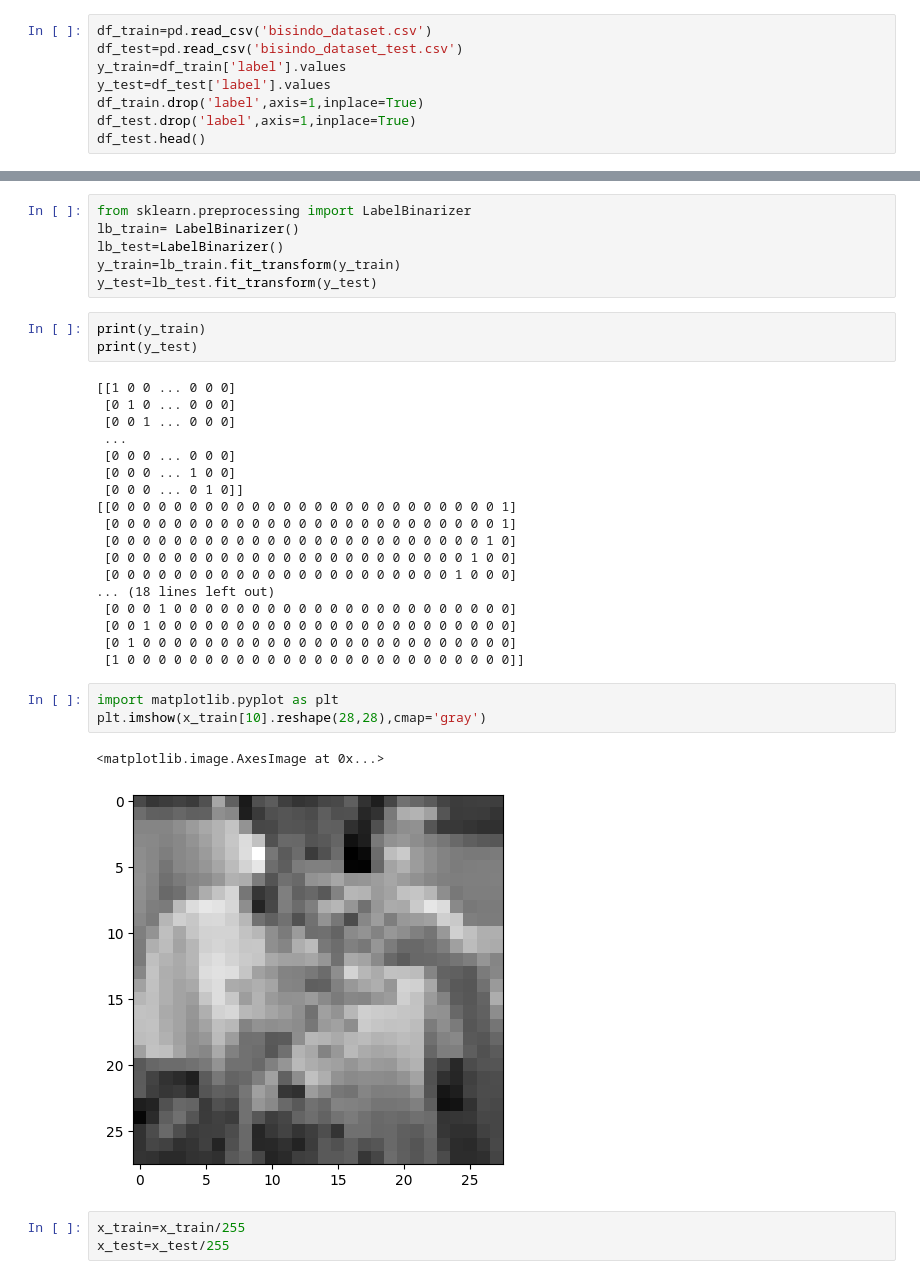
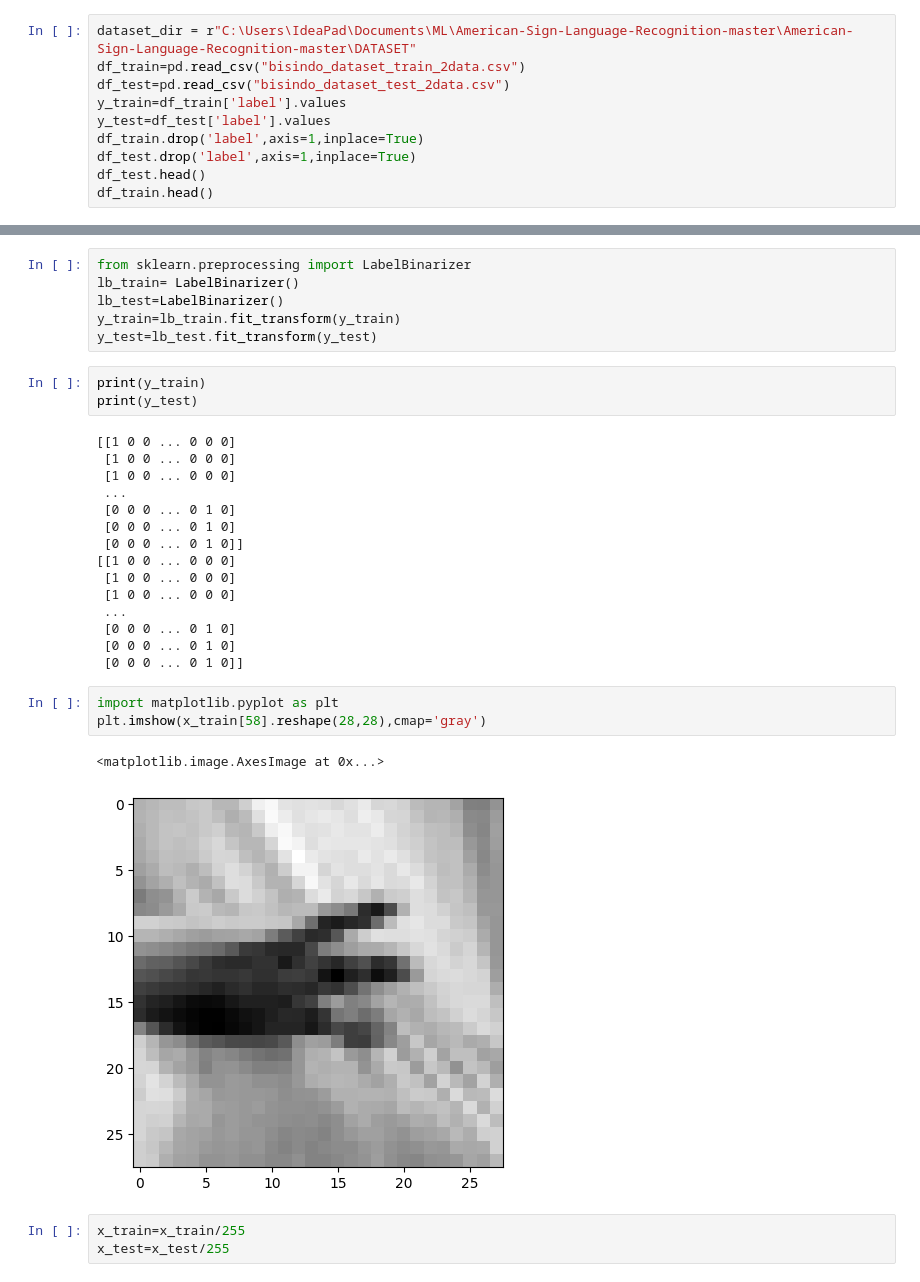
Before and after one commit to YMMArawr/MLFinalProject, a Jupyter notebook: preprocessing_and_training.ipynb, the cells around one changed output, grey strips where cells are left out. Saved outputs shown, nothing was run; the diff lists cells and outputs as text.

Commit message:
dr line

```diff
--- a/preprocessing_and_training.ipynb
+++ b/preprocessing_and_training.ipynb
@@ -2,11 +2,13 @@
 import pandas as pd
 import numpy as np
 # %%
-df_train=pd.read_csv('bisindo_dataset.csv')
-df_test=pd.read_csv('bisindo_dataset_test.csv')
+dataset_dir = r"C:\Users\IdeaPad\Documents\ML\American-Sign-Language-Recognition-master\American-Sign-Language-Recognition-master\DATASET"
+df_train=pd.read_csv("bisindo_dataset_train_2data.csv")
+df_test=pd.read_csv("bisindo_dataset_test_2data.csv")
 y_train=df_train['label'].values
 y_test=df_test['label'].values
 df_train.drop('label',axis=1,inplace=True)
 df_test.drop('label',axis=1,inplace=True)
 df_test.head()
+df_train.head()
 # %% [output]
@@ -39,28 +47,25 @@ print(y_train)
 print(y_test)
 # %% [output]
 [[1 0 0 ... 0 0 0]
- [0 1 0 ... 0 0 0]
- [0 0 1 ... 0 0 0]
+ [1 0 0 ... 0 0 0]
+ [1 0 0 ... 0 0 0]
  ...
- [0 0 0 ... 0 0 0]
- [0 0 0 ... 1 0 0]
+ [0 0 0 ... 0 1 0]
+ [0 0 0 ... 0 1 0]
  [0 0 0 ... 0 1 0]]
-[[0 0 0 0 0 0 0 0 0 0 0 0 0 0 0 0 0 0 0 0 0 0 0 0 0 1]
- [0 0 0 0 0 0 0 0 0 0 0 0 0 0 0 0 0 0 0 0 0 0 0 0 0 1]
- [0 0 0 0 0 0 0 0 0 0 0 0 0 0 0 0 0 0 0 0 0 0 0 0 1 0]
- [0 0 0 0 0 0 0 0 0 0 0 0 0 0 0 0 0 0 0 0 0 0 0 1 0 0]
- [0 0 0 0 0 0 0 0 0 0 0 0 0 0 0 0 0 0 0 0 0 0 1 0 0 0]
-... (18 lines left out)
- [0 0 0 1 0 0 0 0 0 0 0 0 0 0 0 0 0 0 0 0 0 0 0 0 0 0]
- [0 0 1 0 0 0 0 0 0 0 0 0 0 0 0 0 0 0 0 0 0 0 0 0 0 0]
- [0 1 0 0 0 0 0 0 0 0 0 0 0 0 0 0 0 0 0 0 0 0 0 0 0 0]
- [1 0 0 0 0 0 0 0 0 0 0 0 0 0 0 0 0 0 0 0 0 0 0 0 0 0]]
+[[1 0 0 ... 0 0 0]
+ [1 0 0 ... 0 0 0]
+ [1 0 0 ... 0 0 0]
+ ...
+ [0 0 0 ... 0 1 0]
+ [0 0 0 ... 0 1 0]
+ [0 0 0 ... 0 1 0]]
 # %%
 import matplotlib.pyplot as plt
-plt.imshow(x_train[10].reshape(28,28),cmap='gray')
+plt.imshow(x_train[58].reshape(28,28),cmap='gray')
 # %% [output]
 <matplotlib.image.AxesImage at 0x...>
-[figure, old version]
+[figure, new version]
 # %%
 x_train=x_train/255
 x_test=x_test/255
```
Also changed, not shown: parts of 9 cells of this notebook.
